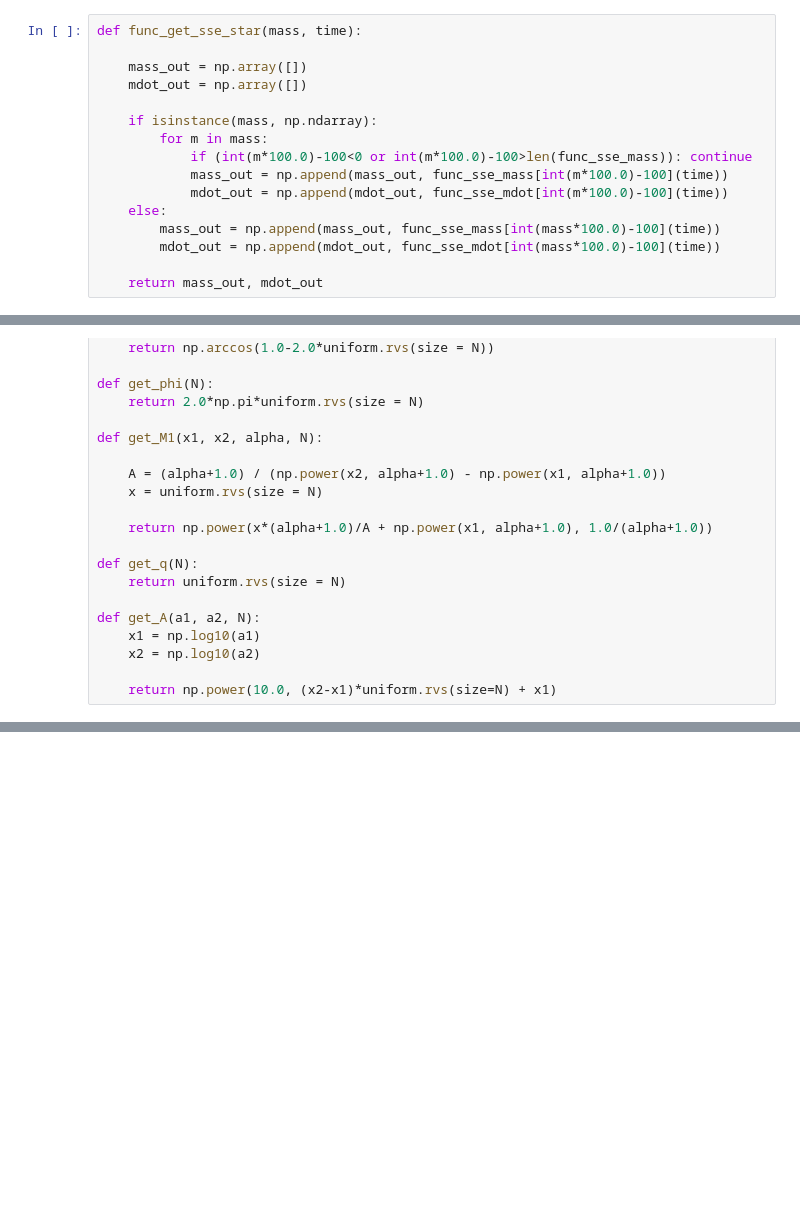
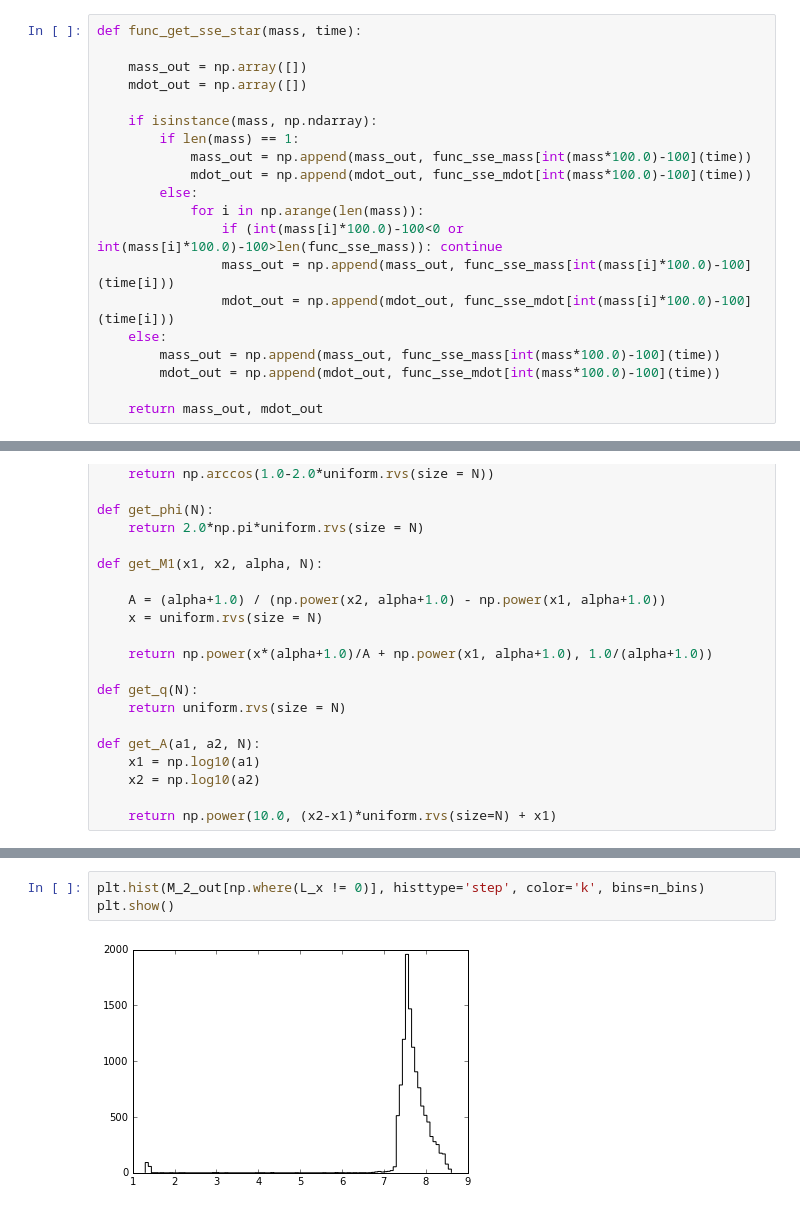
Before and after one commit to astroJeff/XRB, a Jupyter notebook: notebooks/XRB Probability.ipynb, the cells around one changed output, grey strips where cells are left out. Drawn from its saved outputs; the diff is of its cells as text; blank space fills up the shorter version.

```diff
--- a/notebooks/XRB Probability.ipynb
+++ b/notebooks/XRB Probability.ipynb
@@ -189,10 +189,14 @@ def func_get_sse_star(mass, time):
     mdot_out = np.array([])
 
     if isinstance(mass, np.ndarray):
-        for m in mass:
-            if (int(m*100.0)-100<0 or int(m*100.0)-100>len(func_sse_mass)): continue
-            mass_out = np.append(mass_out, func_sse_mass[int(m*100.0)-100](time))
-            mdot_out = np.append(mdot_out, func_sse_mdot[int(m*100.0)-100](time))
+        if len(mass) == 1:
+            mass_out = np.append(mass_out, func_sse_mass[int(mass*100.0)-100](time))
+            mdot_out = np.append(mdot_out, func_sse_mdot[int(mass*100.0)-100](time))
+        else:
+            for i in np.arange(len(mass)):
+                if (int(mass[i]*100.0)-100<0 or int(mass[i]*100.0)-100>len(func_sse_mass)): continue
+                mass_out = np.append(mass_out, func_sse_mass[int(mass[i]*100.0)-100](time[i]))
+                mdot_out = np.append(mdot_out, func_sse_mdot[int(mass[i]*100.0)-100](time[i]))
     else:
         mass_out = np.append(mass_out, func_sse_mass[int(mass*100.0)-100](time))
         mdot_out = np.append(mdot_out, func_sse_mdot[int(mass*100.0)-100](time))
@@ -726,0 +751,5 @@ T_obs = 50.0 Myr, N = 5417
+# %%
+plt.hist(M_2_out[np.where(L_x != 0)], histtype='step', color='k', bins=n_bins)
+plt.show()
+# %% [output]
+[figure, added]
```
Also changed, not shown: parts of 8 cells of this notebook, 1 other file.
